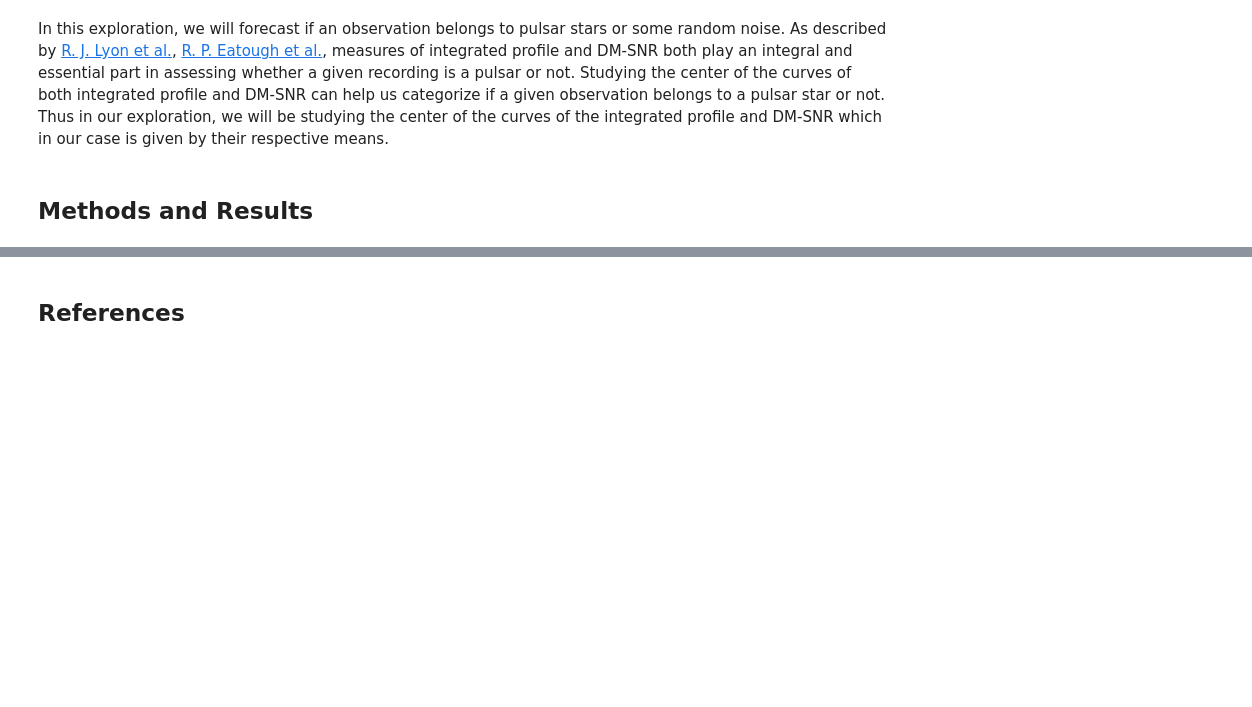
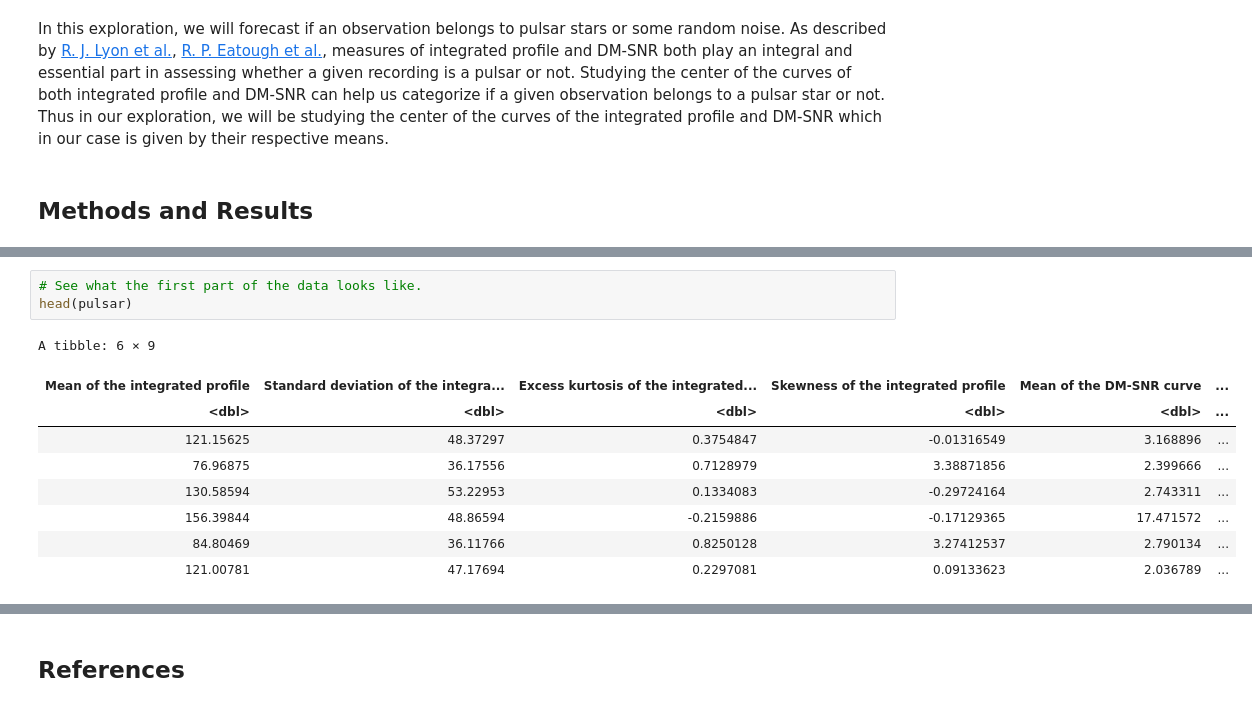
Before and after one commit to yiruiwang091/DSCI-Report, a Jupyter notebook: PulsarStar.ipynb, the cells around one changed output, grey strips where cells are left out. Cells and saved outputs as stored; diff of their text form; blank space fills up the shorter version.

```diff
--- a/PulsarStar.ipynb
+++ b/PulsarStar.ipynb
@@ -49,0 +91,13 @@ In this exploration, we will forecast if an observation belongs to pulsar stars
+# %%
+# See what the first part of the data looks like.
+head(pulsar)
+# %% [output]
+A tibble: 6 × 9
+| Mean of the integrated profile | Standard deviation of the integra... | Excess kurtosis of the integrated... | Skewness of the integrated profile | Mean of the DM-SNR curve | ... |
+| <dbl> | <dbl> | <dbl> | <dbl> | <dbl> | ... |
+| 121.15625 | 48.37297 | 0.3754847 | -0.01316549 | 3.168896 | ... |
+| 76.96875 | 36.17556 | 0.7128979 | 3.38871856 | 2.399666 | ... |
+| 130.58594 | 53.22953 | 0.1334083 | -0.29724164 | 2.743311 | ... |
+| 156.39844 | 48.86594 | -0.2159886 | -0.17129365 | 17.471572 | ... |
+| 84.80469 | 36.11766 | 0.8250128 | 3.27412537 | 2.790134 | ... |
+| 121.00781 | 47.17694 | 0.2297081 | 0.09133623 | 2.036789 | ... |
```
Also changed, not shown: parts of 29 cells of this notebook.
